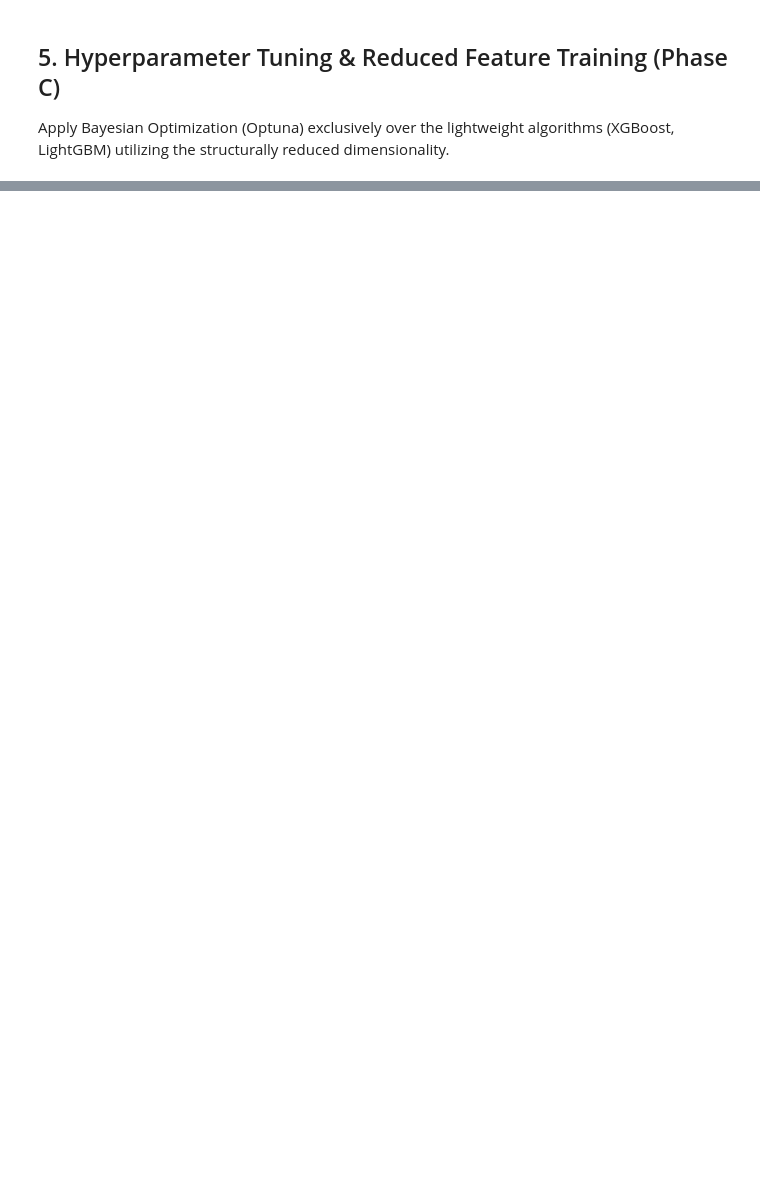
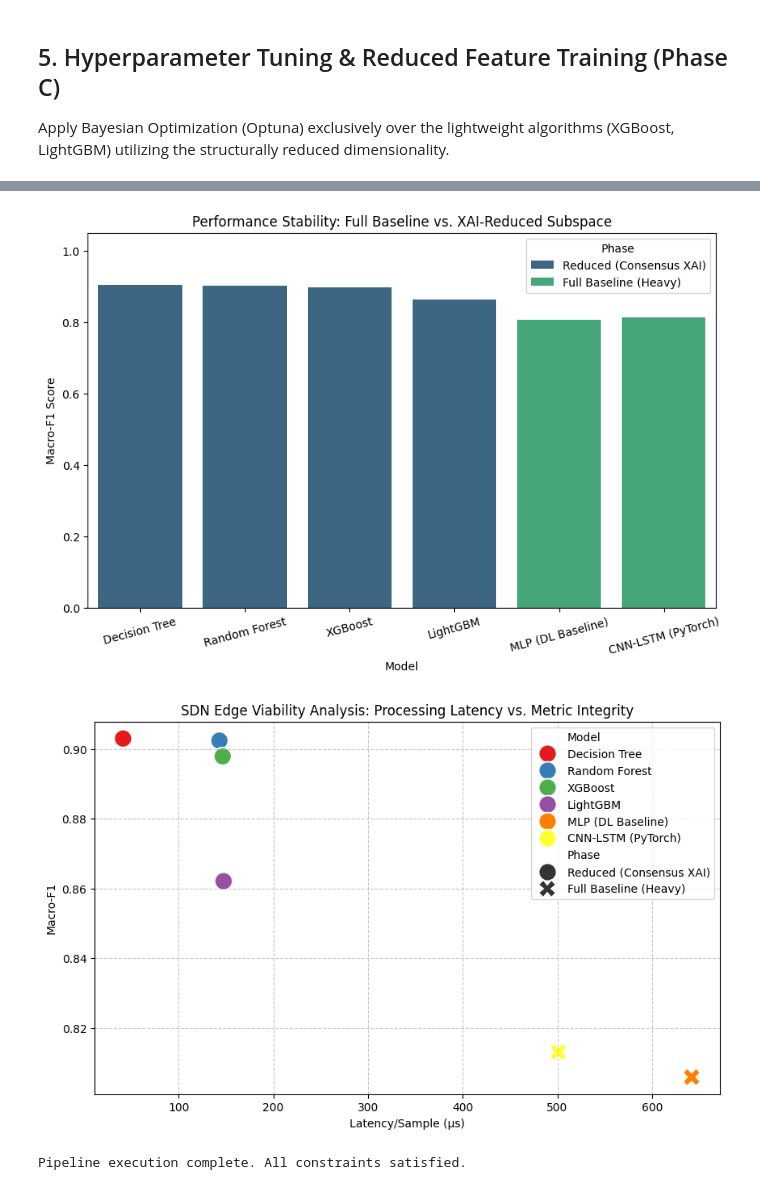
Before and after one commit to Javad-Ak/Intrusion-Detection-in-SDN, a Jupyter notebook: notebook.ipynb, the cells around one changed output, grey strips where cells are left out. Saved outputs shown, nothing was run; the diff lists cells and outputs as text; code cells hidden in the pictures; blank space fills up the shorter version.

```diff
--- a/notebook.ipynb
+++ b/notebook.ipynb
@@ -480,0 +429,47 @@ print("\nPipeline execution complete. All constraints satisfied.")
+# %%
+import subprocess
+
+print("Executing Hardware-Constrained Edge Simulation via Docker...")
+print("This will limit resources to 1 CPU core and 512MB RAM, and execute the micro-batch benchmark.\n")
+
+try:
+    # Execute docker-compose up --build synchronously
+    result = subprocess.run(['docker-compose', 'up', '--build'], check=True, text=True, capture_output=True)
+    print(result.stdout)
+except subprocess.CalledProcessError as e:
+    print("Docker execution failed. Ensure Docker Desktop is running and docker-compose.yml is present.\n")
+    print(e.stderr)
+    raise e
+except FileNotFoundError:
+    print("Error: 'docker-compose' command not found. Please install Docker and add it to your PATH.")
+    raise
+
+results_file = CONFIG['ARTIFACTS_DIR'] / 'docker_stress_test_results.csv'
+if not results_file.exists():
+    raise FileNotFoundError("Simulation results not found. Docker execution may have failed silently.")
+
+test_df = pd.read_csv(results_file)
+print("\n--- Final Model Performance & Benchmarks (Hardware Constrained) ---")
+display(test_df)
+
+# Visualization 1: Macro-F1 Bar Comparison
+plt.figure(figsize=(10, 6))
+sns.barplot(data=test_df, x='Model', y='Macro-F1', hue='Phase', palette='viridis')
+plt.title('Performance Stability: Full Baseline vs. XAI-Reduced Subspace')
+plt.ylim(0.0, 1.05)
+plt.ylabel('Macro-F1 Score')
+plt.xticks(rotation=15)
+plt.savefig(CONFIG['FIGURES_DIR'] / 'f1_comparison.png', dpi=300, bbox_inches='tight')
+plt.show()
+
+# Visualization 2: Latency vs. F1 Pareto Frontier Scatter Plot
+plt.figure(figsize=(10, 6))
+sns.scatterplot(data=test_df, x='Latency/Sample (µs)', y='Macro-F1',
+                hue='Model', style='Phase', s=250, palette='Set1')
+plt.title('SDN Edge Viability Analysis: Processing Latency vs. Metric Integrity')
+plt.grid(True, linestyle='--', alpha=0.7)
+plt.savefig(CONFIG['FIGURES_DIR'] / 'latency_pareto.png', dpi=300, bbox_inches='tight')
+plt.show()
+
+print("\nPipeline execution complete. All constraints satisfied.")
+# %% [output]
@@ -480,0 +500,3 @@ print("\nPipeline execution complete. All constraints satisfied.")
+[figure, added]
+[figure, added]
+Pipeline execution complete. All constraints satisfied.
```
Also changed, not shown: parts of 9 cells of this notebook, 3 other files.
